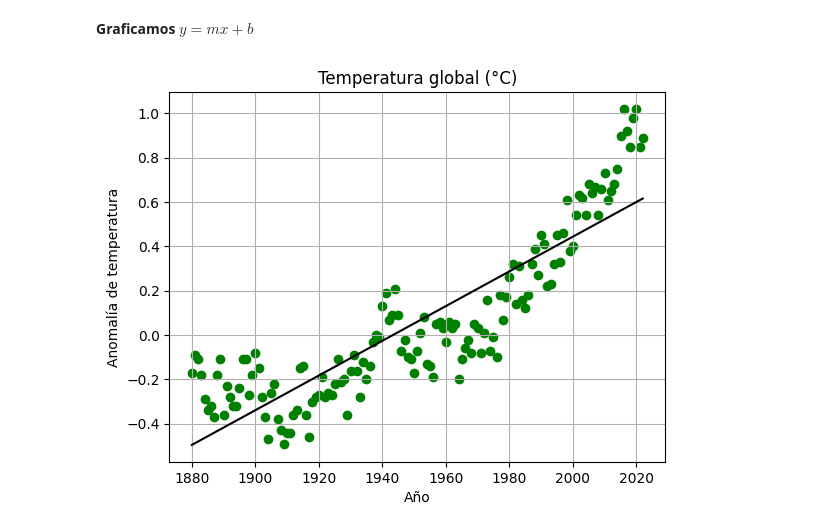
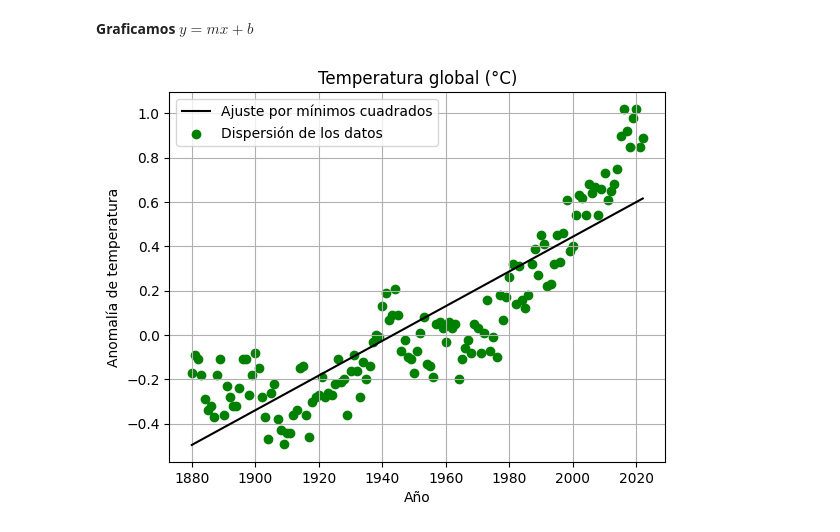
Before and after one commit to DCI-alxogm/ml2023-BlackPuma075, a Jupyter notebook: Ago18_19/Tarea1.ipynb, the cells around one changed output. Drawn from its saved outputs; the diff is of its cells as text; code cells hidden in the pictures.

```diff
--- a/Ago18_19/Tarea1.ipynb
+++ b/Ago18_19/Tarea1.ipynb
@@ -144,11 +144,12 @@ b
 **Graficamos $y=mx+b$**
 # %%
 x_1 = np.linspace(min(x), max(x),100)
-plt.plot(x_1,m*x_1+b, 'black')
-plt.scatter(x,y, c = 'green')
+plt.plot(x_1,m*x_1+b, 'black', label = 'Ajuste por mínimos cuadrados')
+plt.scatter(x,y, c = 'green', label = 'Dispersión de los datos')
 plt.title('Temperatura global (°C)')
 plt.xlabel('Año')
 plt.ylabel('Anomalía de temperatura')
+plt.legend()
 plt.grid()
 # %% [output]
-[figure, old version]
+[figure, new version]
```
